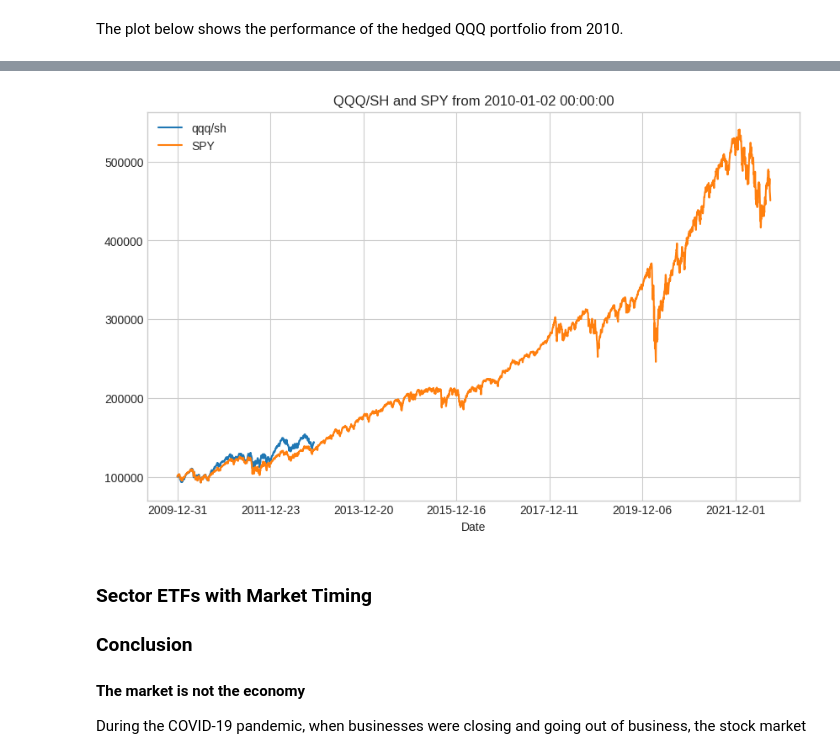
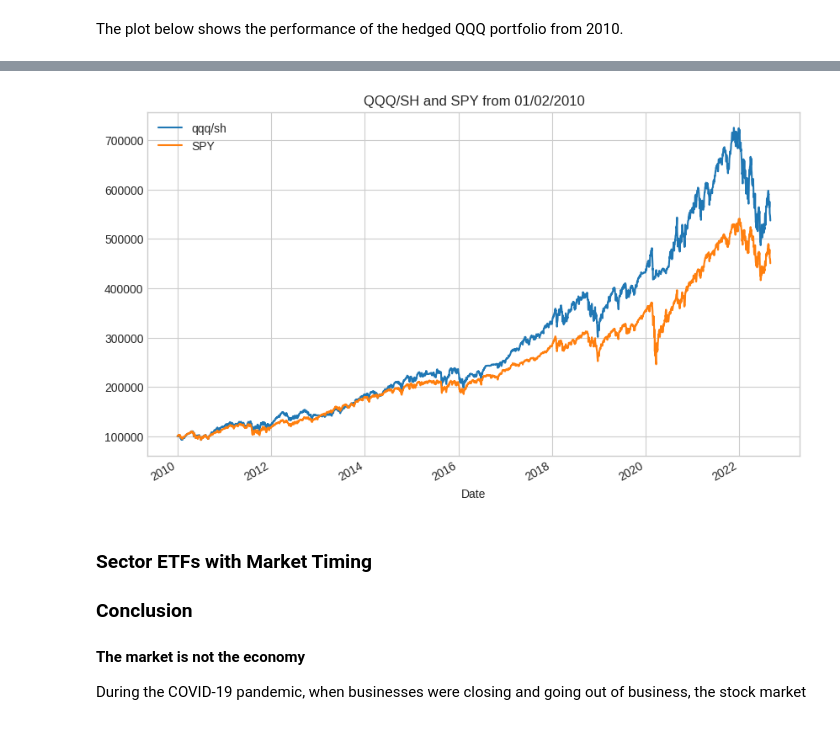
Before and after one commit to IanLKaplan/lazy_fundamental_analyst, a Jupyter notebook: lazy_fundamental_analyst.ipynb, the cells around one changed output, grey strips where cells are left out. Cells and saved outputs as stored; diff of their text form; code cells hidden in the pictures.

```diff
--- a/lazy_fundamental_analyst.ipynb
+++ b/lazy_fundamental_analyst.ipynb
@@ -516,6 +516,10 @@ def get_market_data(file_name: str,
         close_data: pd.DataFrame = panel_data[data_col]
         close_data.to_csv(file_path)
     assert len(close_data) > 0, f'Error reading data for {symbols}'
+    ix = close_data.index
+    if type(ix) == pd.Index:
+        ix = pd.to_datetime(ix)
+        close_data.index = ix
     return close_data
 
 
@@ -1111,5 +1115,5 @@ The plot below shows the performance of the hedged QQQ portfolio from 2010.
 # %%
 
 
-plot_df.plot(grid=True, title=f'QQQ/SH and SPY from {d2010_start_date}', figsize=(10, 6))
+plot_df.plot(grid=True, title=f'QQQ/SH and SPY from {d2010_start_date.strftime("%m/%d/%Y")}', figsize=(10, 6))
 # %% [output]
@@ -1117,4 +1121,4 @@ plot_df.plot(grid=True, title=f'QQQ/SH and SPY from {d2010_start_date}', figsize
-[figure, old version]
+[figure, new version]
 # %% [markdown]
 
 <h3>
```
Also changed, not shown: parts of 5 cells of this notebook, 1 other file.
